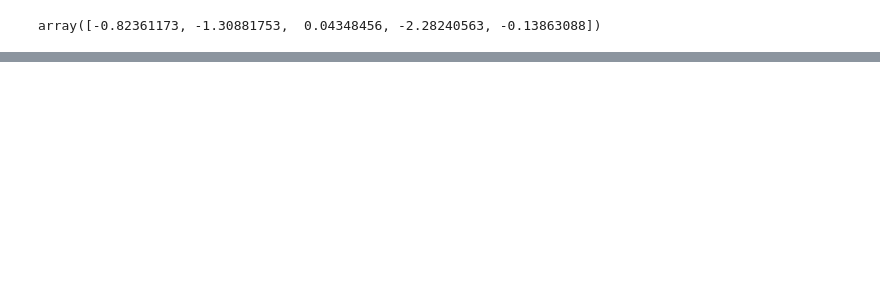
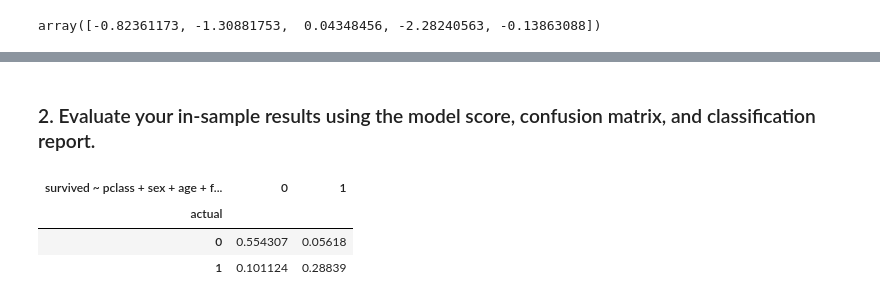
Before and after one commit to aleclhartman/ds-methodologies-exercises, a Jupyter notebook: classification/model.ipynb, the cells around one changed output, grey strips where cells are left out. Drawn from its saved outputs; the diff is of its cells as text; code cells hidden in the pictures; blank space fills up the shorter version.

```diff
--- a/classification/model.ipynb
+++ b/classification/model.ipynb
@@ -577,0 +619,4 @@ array([-0.82361173, -1.30881753,  0.04348456, -2.28240563, -0.13863088])
+# %%
+train, validate = train_test_split(train, random_state=74, train_size=.75)
+print(train.shape)
+train.head()
@@ -577,0 +642,7 @@ array([-0.82361173, -1.30881753,  0.04348456, -2.28240563, -0.13863088])
+# %%
+X_train = train[["pclass", "sex", "age", "fare", "embarked", "alone"]]
+X_validate = validate[["pclass", "sex", "age", "fare", "embarked", "alone"]]
+X_test = test[["pclass", "sex", "age", "fare", "embarked", "alone"]]
+y_train = train[["survived"]]
+y_validate = validate[["survived"]]
+y_test = test[["survived"]]
@@ -577,0 +657,10 @@ array([-0.82361173, -1.30881753,  0.04348456, -2.28240563, -0.13863088])
+# %%
+# make the object
+clf = DecisionTreeClassifier(max_depth=4)
+
+# fit the classifier
+clf.fit(X_train, y_train)
+
+# use the classifier to create a model
+y_train["survived ~ pclass + sex + age + fare + embarked + alone (gini)"] = clf.predict(X_train)
+# dt_evaluation["survived ~ pclass + age + fare"] = clf.predict(X_validate)
@@ -577,0 +678,2 @@ array([-0.82361173, -1.30881753,  0.04348456, -2.28240563, -0.13863088])
+# %% [markdown]
+### 2. Evaluate your in-sample results using the model score, confusion matrix, and classification report.
@@ -577,0 +682,12 @@ array([-0.82361173, -1.30881753,  0.04348456, -2.28240563, -0.13863088])
+# %%
+# labels = sorted(y_train.survived.unique())
+# predicted_labels = [name + " predicted" for name in labels]
+
+cm = pd.crosstab(y_train.survived, y_train["survived ~ pclass + sex + age + fare + embarked + alone (gini)"], normalize=True)
+cm.index.name = "actual"
+cm
+# %% [output]
+| survived ~ pclass + sex + age + f... | 0 | 1 |
+| actual |  |  |
+| 0 | 0.554307 | 0.05618 |
+| 1 | 0.101124 | 0.28839 |
```
Also changed, not shown: parts of 24 cells of this notebook.
